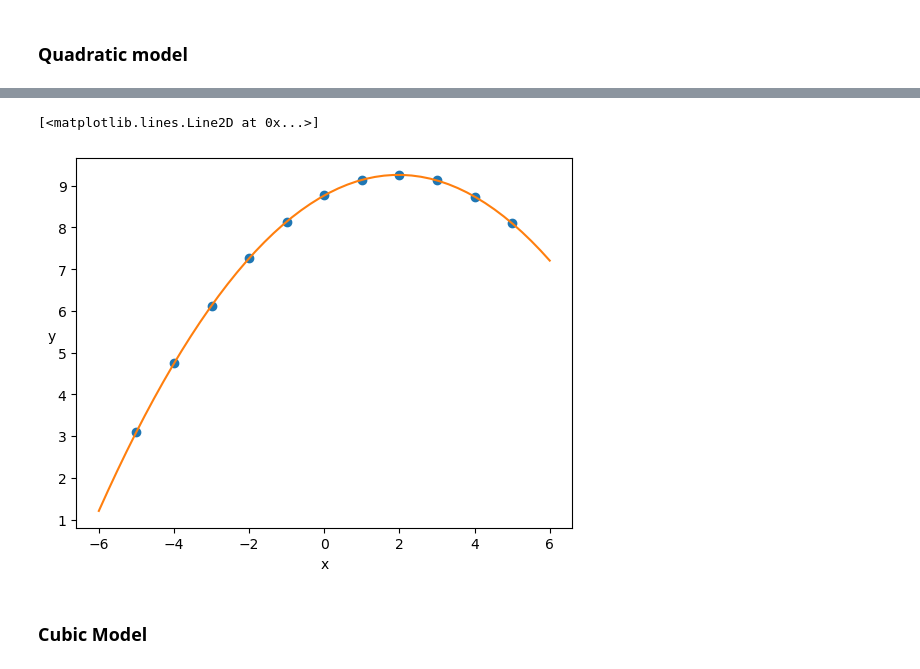
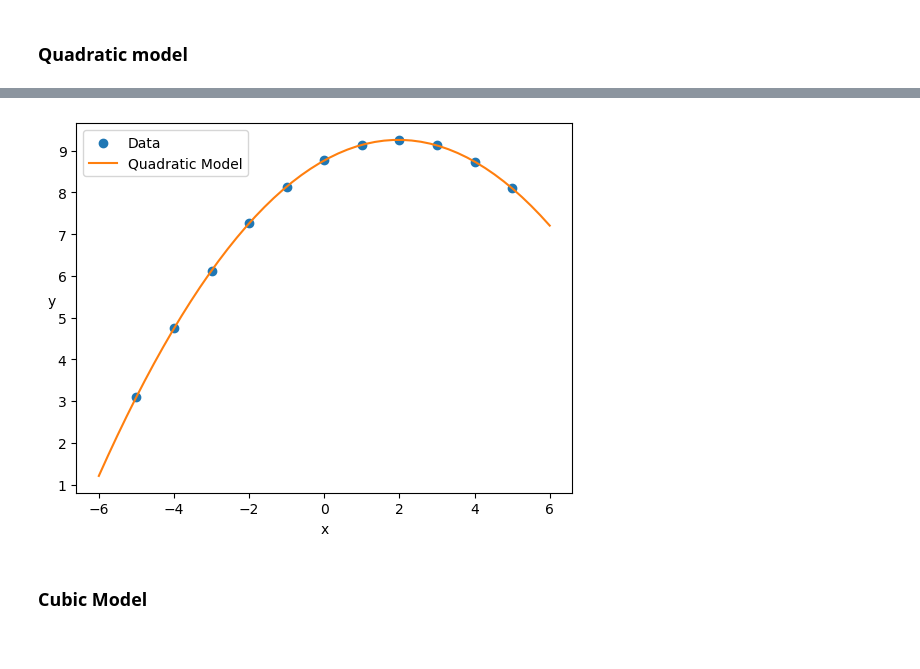
Before and after one commit to AhmadHassan71/statistical-modeling-using-pymc3, a Jupyter notebook: Workshops/Workshop8/Workshop8b.ipynb, the cells around one changed output, grey strips where cells are left out. Cells and saved outputs as stored; diff of their text form; code cells hidden in the pictures.

```diff
--- a/Workshops/Workshop8/Workshop8b.ipynb
+++ b/Workshops/Workshop8/Workshop8b.ipynb
@@ -54,14 +57,15 @@ Sampling 4 chains for 2_000 tune and 2_000 draw iterations (8_000 + 8_000 draws
 # %%
 x_p = np.linspace(-6, 6)
 y_p_poly = trace_poly['α'].mean() + trace_poly['β1'].mean() * x_p + trace_poly['β2'].mean() * x_p**2
 x_p + trace_poly['β2'].mean() * x_p**2
-plt.scatter(x_2, y_2)
+plt.scatter(x_2, y_2,label='Data')
 plt.xlabel('x')
 plt.ylabel('y', rotation=0)
-plt.plot(x_p, y_p_poly, c='C1')
+plt.plot(x_p, y_p_poly, c='C1', label='Quadratic Model')
+plt.legend()
+plt.show()
 # %% [output]
-[<matplotlib.lines.Line2D at 0x...>]
-[figure, old version]
+[figure, new version]
 # %% [markdown]
 ### Cubic Model
 # %%
```
Also changed, not shown: parts of 3 cells of this notebook.
